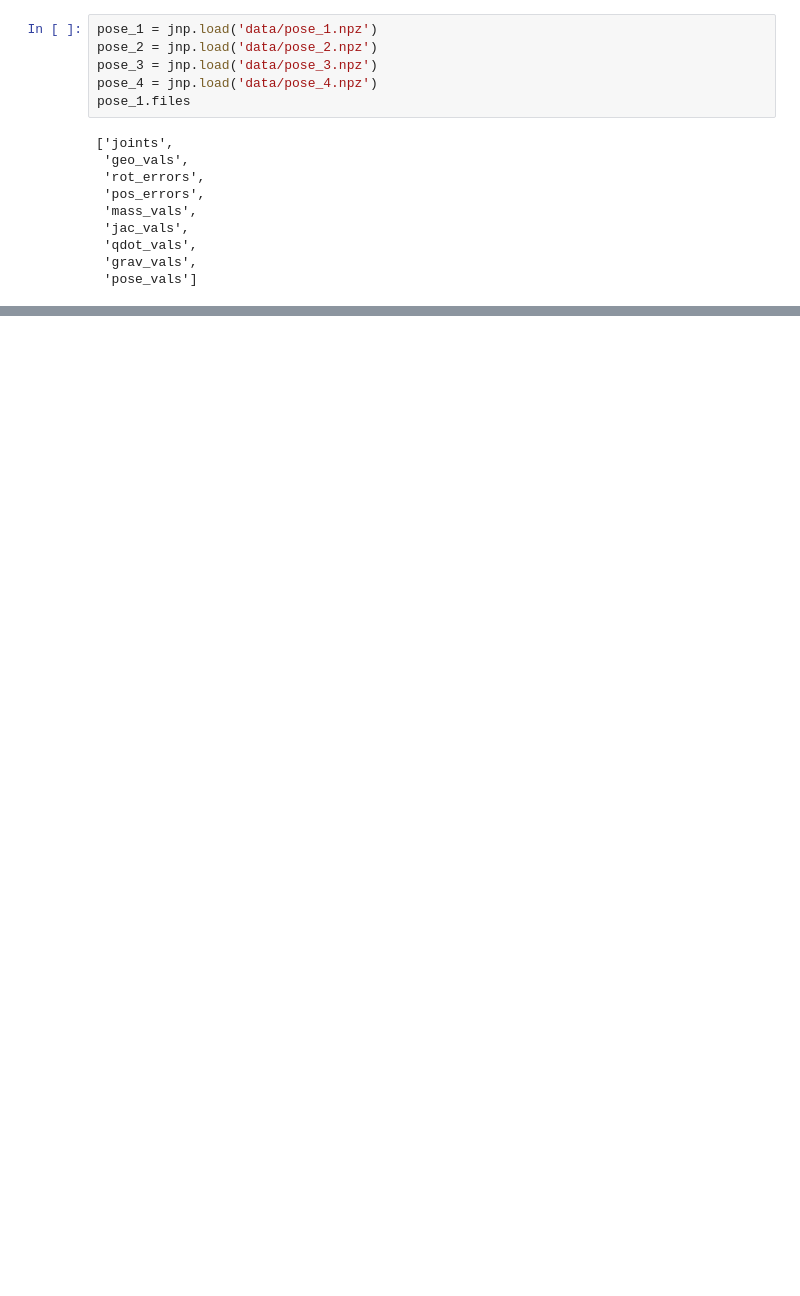
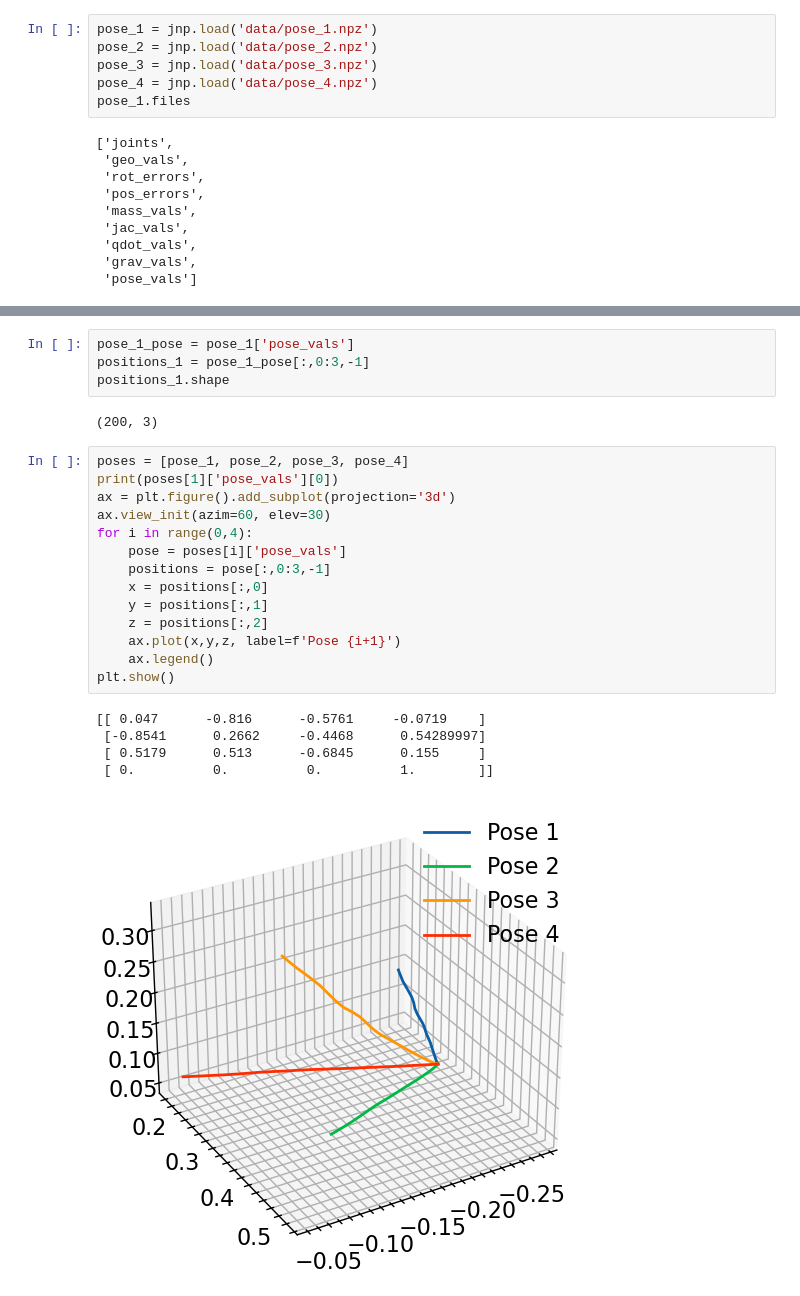
Before and after one commit to ManufacturingInformatics/geo-visual-servo, a Jupyter notebook: notebooks/plot_grabs.ipynb, the cells around one changed output, grey strips where cells are left out. Cells and saved outputs as stored; diff of their text form; blank space fills up the shorter version.

```diff
--- a/notebooks/plot_grabs.ipynb
+++ b/notebooks/plot_grabs.ipynb
@@ -52,0 +109,26 @@ array([[ 100.67168 ],
+# %%
+pose_1_pose = pose_1['pose_vals']
+positions_1 = pose_1_pose[:,0:3,-1]
+positions_1.shape
+# %% [output]
+(200, 3)
+# %%
+poses = [pose_1, pose_2, pose_3, pose_4]
+print(poses[1]['pose_vals'][0])
+ax = plt.figure().add_subplot(projection='3d')
+ax.view_init(azim=60, elev=30)
+for i in range(0,4):
+    pose = poses[i]['pose_vals']
+    positions = pose[:,0:3,-1]
+    x = positions[:,0]
+    y = positions[:,1]
+    z = positions[:,2]
+    ax.plot(x,y,z, label=f'Pose {i+1}')
+    ax.legend()
+plt.show()
+# %% [output]
+[[ 0.047      -0.816      -0.5761     -0.0719    ]
+ [-0.8541      0.2662     -0.4468      0.54289997]
+ [ 0.5179      0.513      -0.6845      0.155     ]
+ [ 0.          0.          0.          1.        ]]
+[figure, added]
```
Also changed, not shown: parts of 7 cells of this notebook, 6 other files.
